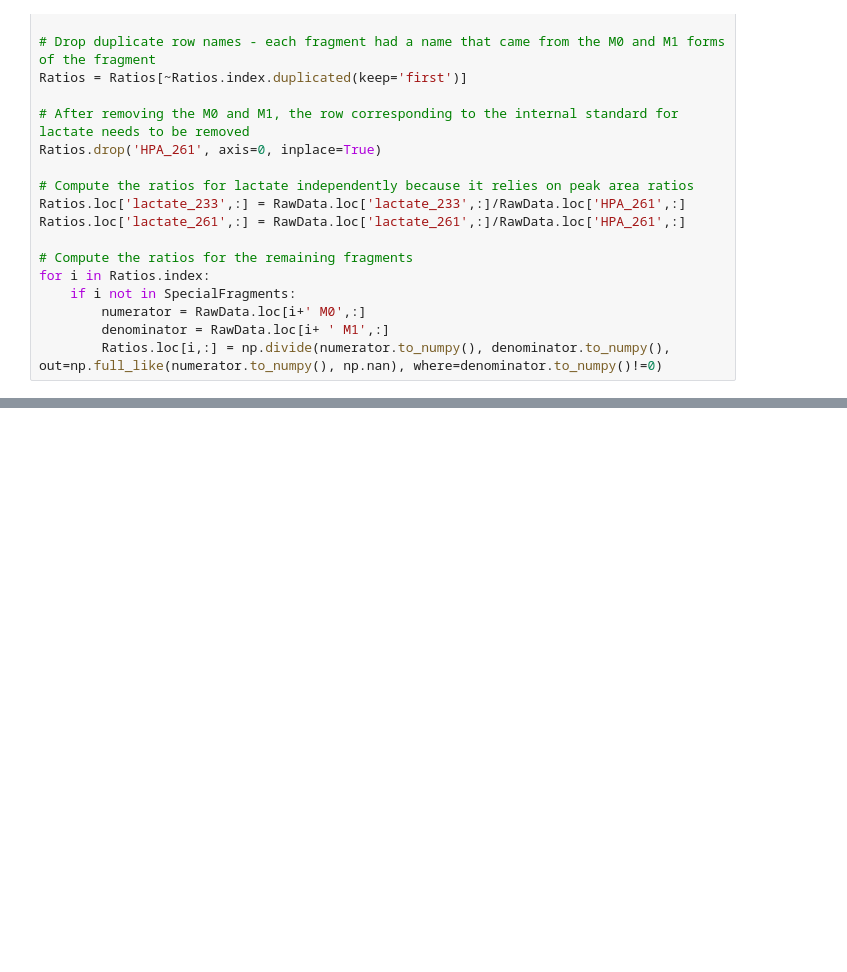
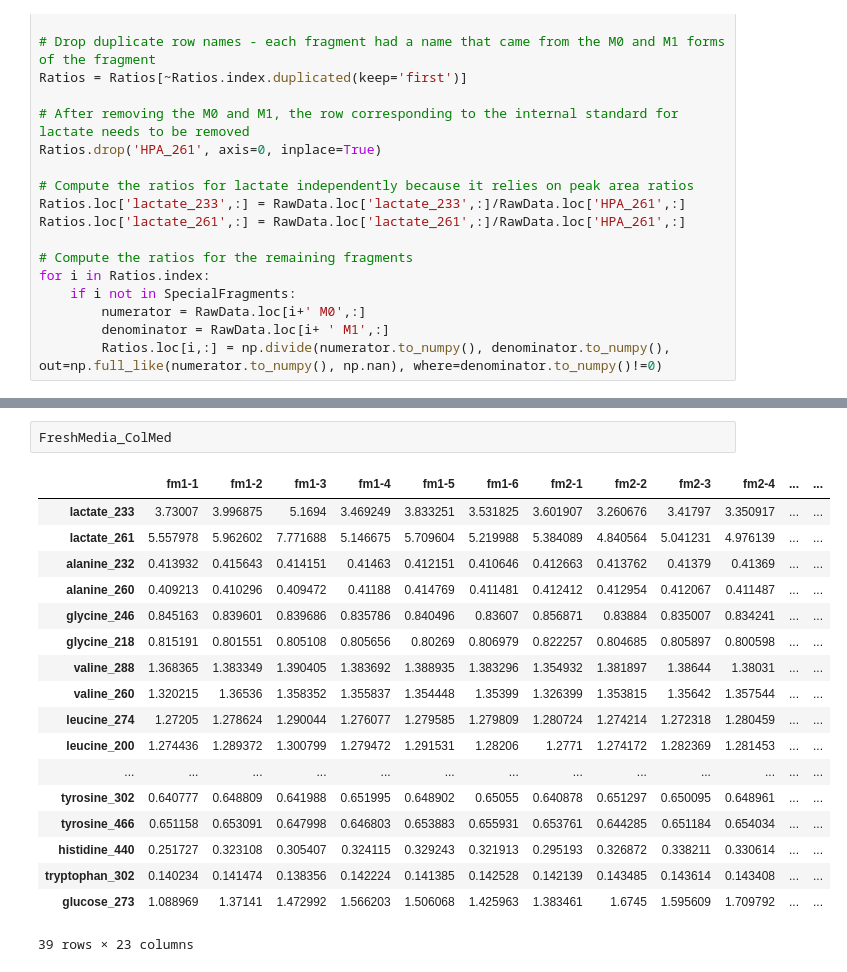
Before and after one commit to VacantiLab/PolyMID, a Jupyter notebook: inEFP/FluxAnalysis.ipynb, the cells around one changed output, grey strips where cells are left out. Drawn from its saved outputs; the diff is of its cells as text; blank space fills up the shorter version.

```diff
--- a/inEFP/FluxAnalysis.ipynb
+++ b/inEFP/FluxAnalysis.ipynb
@@ -60,0 +111,21 @@ for i in Ratios.index:
+# %%
+FreshMedia_ColMed
+# %% [output]
+|  | fm1-1 | fm1-2 | fm1-3 | fm1-4 | fm1-5 | fm1-6 | fm2-1 | fm2-2 | fm2-3 | fm2-4 | ... | ... |
+| lactate_233 | 3.73007 | 3.996875 | 5.1694 | 3.469249 | 3.833251 | 3.531825 | 3.601907 | 3.260676 | 3.41797 | 3.350917 | ... | ... |
+| lactate_261 | 5.557978 | 5.962602 | 7.771688 | 5.146675 | 5.709604 | 5.219988 | 5.384089 | 4.840564 | 5.041231 | 4.976139 | ... | ... |
+| alanine_232 | 0.413932 | 0.415643 | 0.414151 | 0.41463 | 0.412151 | 0.410646 | 0.412663 | 0.413762 | 0.41379 | 0.41369 | ... | ... |
+| alanine_260 | 0.409213 | 0.410296 | 0.409472 | 0.41188 | 0.414769 | 0.411481 | 0.412412 | 0.412954 | 0.412067 | 0.411487 | ... | ... |
+| glycine_246 | 0.845163 | 0.839601 | 0.839686 | 0.835786 | 0.840496 | 0.83607 | 0.856871 | 0.83884 | 0.835007 | 0.834241 | ... | ... |
+| glycine_218 | 0.815191 | 0.801551 | 0.805108 | 0.805656 | 0.80269 | 0.806979 | 0.822257 | 0.804685 | 0.805897 | 0.800598 | ... | ... |
+| valine_288 | 1.368365 | 1.383349 | 1.390405 | 1.383692 | 1.388935 | 1.383296 | 1.354932 | 1.381897 | 1.38644 | 1.38031 | ... | ... |
+| valine_260 | 1.320215 | 1.36536 | 1.358352 | 1.355837 | 1.354448 | 1.35399 | 1.326399 | 1.353815 | 1.35642 | 1.357544 | ... | ... |
+| leucine_274 | 1.27205 | 1.278624 | 1.290044 | 1.276077 | 1.279585 | 1.279809 | 1.280724 | 1.274214 | 1.272318 | 1.280459 | ... | ... |
+| leucine_200 | 1.274436 | 1.289372 | 1.300799 | 1.279472 | 1.291531 | 1.28206 | 1.2771 | 1.274172 | 1.282369 | 1.281453 | ... | ... |
+| ... | ... | ... | ... | ... | ... | ... | ... | ... | ... | ... | ... | ... |
+| tyrosine_302 | 0.640777 | 0.648809 | 0.641988 | 0.651995 | 0.648902 | 0.65055 | 0.640878 | 0.651297 | 0.650095 | 0.648961 | ... | ... |
+| tyrosine_466 | 0.651158 | 0.653091 | 0.647998 | 0.646803 | 0.653883 | 0.655931 | 0.653761 | 0.644285 | 0.651184 | 0.654034 | ... | ... |
+| histidine_440 | 0.251727 | 0.323108 | 0.305407 | 0.324115 | 0.329243 | 0.321913 | 0.295193 | 0.326872 | 0.338211 | 0.330614 | ... | ... |
+| tryptophan_302 | 0.140234 | 0.141474 | 0.138356 | 0.142224 | 0.141385 | 0.142528 | 0.142139 | 0.143485 | 0.143614 | 0.143408 | ... | ... |
+| glucose_273 | 1.088969 | 1.37141 | 1.472992 | 1.566203 | 1.506068 | 1.425963 | 1.383461 | 1.6745 | 1.595609 | 1.709792 | ... | ... |
+39 rows × 23 columns
```
Also changed, not shown: parts of 5 cells of this notebook.
